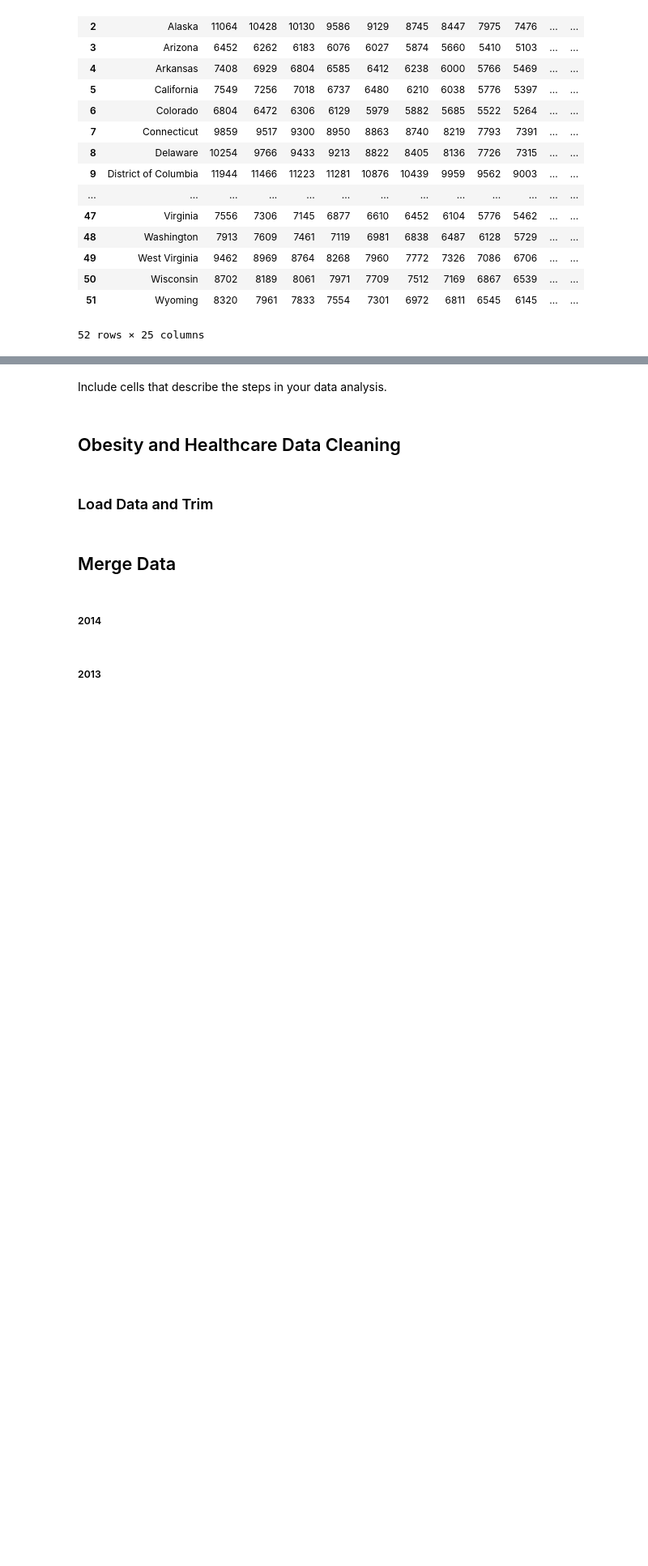
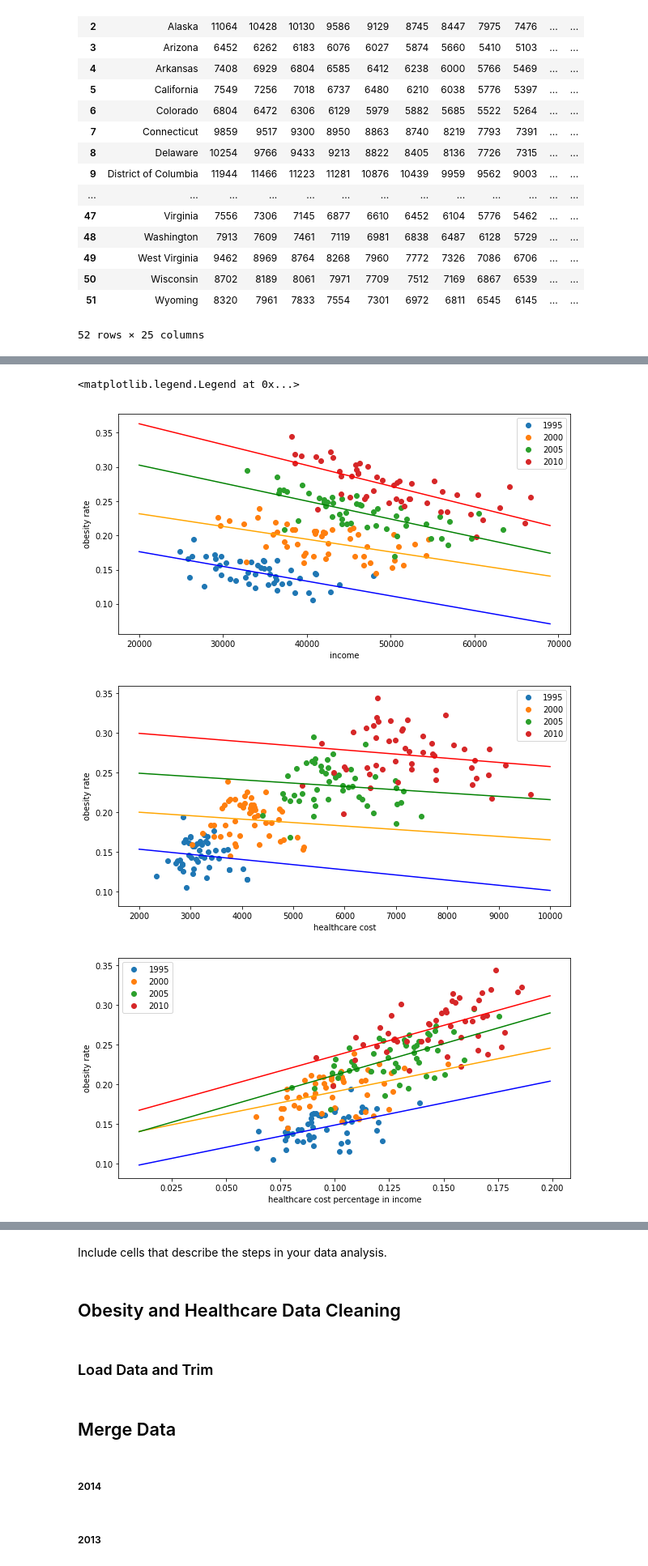
Before and after one commit to pcn006/Projects, a Jupyter notebook: FinalProject.ipynb, the cells around one changed output, grey strips where cells are left out. Shown at 81% size. Drawn from its saved outputs; the diff is of its cells as text; code cells hidden in the pictures; blank space fills up the shorter version.

```diff
--- a/FinalProject.ipynb
+++ b/FinalProject.ipynb
@@ -159,0 +168,76 @@ plt.scatter(data_2010['income'], data_2010['obesity'])
+# %%
+#
+#  There is a weak correlation between the obesity rate and the percentage of healthcare in income
+#
+##plot data
+plt.figure(figsize = [10, 5])
+plt.scatter(data_1995['income'], data_1995['obesity'], label = '1995')
+plt.scatter(data_2000['income'], data_2000['obesity'], label = '2000')
+plt.scatter(data_2005['income'], data_2005['obesity'], label = '2005')
+plt.scatter(data_2010['income'], data_2010['obesity'], label = '2010')
+##plot fitting
+line = np.arange(20000, 70000, 1000)
+a, b = np.polyfit(data_1995['income'], data_1995['obesity'], 1)
+plt.plot(line, line * a + b, '-b',)
+a, b = np.polyfit(data_2000['income'], data_2000['obesity'], 1)
+plt.plot(line, line * a + b, '-', color = 'orange')
+a, b = np.polyfit(data_2005['income'], data_2005['obesity'], 1)
+plt.plot(line, line * a + b, '-g',)
+a, b = np.polyfit(data_2010['income'], data_2010['obesity'], 1)
+plt.plot(line, line * a + b, '-r',)
+plt.legend()
+plt.xlabel('income')
+plt.ylabel('obesity rate')
+
+plt.figure(figsize = [10, 5])
+plt.scatter(data_1995['health_cost'], data_1995['obesity'], label = '1995')
+plt.scatter(data_2000['health_cost'], data_2000['obesity'], label = '2000')
+plt.scatter(data_2005['health_cost'], data_2005['obesity'], label = '2005')
+plt.scatter(data_2010['health_cost'], data_2010['obesity'], label = '2010')
+#plot fitting
+line = np.arange(2000, 11000, 1000)
+a, b = np.polyfit(data_1995['health_cost'], data_1995['obesity'], 1)
+plt.plot(line, line * a + b, '-b',)
+a, b = np.polyfit(data_2000['health_cost'], data_2000['obesity'], 1)
+plt.plot(line, line * a + b, '-', color = 'orange')
+a, b = np.polyfit(data_2005['health_cost'], data_2005['obesity'], 1)
+plt.plot(line, line * a + b, '-g',)
+a, b = np.polyfit(data_2010['health_cost'], data_2010['obesity'], 1)
+plt.plot(line, line * a + b, '-r',)
+plt.legend()
+plt.xlabel('healthcare cost')
+plt.ylabel('obesity rate')
+
+plt.figure(figsize = [10, 5])
+plt.scatter(data_1995['health/income'], data_1995['obesity'], label = '1995')
+plt.scatter(data_2000['health/income'], data_2000['obesity'], label = '2000')
+plt.scatter(data_2005['health/income'], data_2005['obesity'], label = '2005')
+plt.scatter(data_2010['health/income'], data_2010['obesity'], label = '2010')
+#plot fitting
+line = np.arange(0.01, 0.20, 0.001)
+a, b = np.polyfit(data_1995['health/income'], data_1995['obesity'], 1)
+plt.plot(line, line * a + b, '-b',)
+a, b = np.polyfit(data_2000['health/income'], data_2000['obesity'], 1)
+plt.plot(line, line * a + b, '-', color = 'orange')
+a, b = np.polyfit(data_2005['health/income'], data_2005['obesity'], 1)
+plt.plot(line, line * a + b, '-g',)
+a, b = np.polyfit(data_2010['health/income'], data_2010['obesity'], 1)
+plt.plot(line, line * a + b, '-r',)
+plt.legend()
+plt.xlabel('healthcare cost percentage in income')
+plt.ylabel('obesity rate')
+fig = plt.figure(figsize= [10*1.618, 10])
+ax = plt.axes(projection='3d')
+ax.scatter3D(np.log(data_1995['health/income']), data_1995['income'], data_1995['obesity'], label = "1995")
+ax.scatter3D(np.log(data_2000['health/income']), data_2000['income'], data_2000['obesity'], label = "2000")
+ax.scatter3D(np.log(data_2005['health/income']), data_2005['income'], data_2005['obesity'], label = "2005")
+ax.scatter3D(np.log(data_2010['health/income']), data_2010['income'], data_2010['obesity'], label = "2010")
+ax.set_xlabel('percentage of health cost in income', fontsize = 14)
+ax.set_ylabel('income ($)', fontsize = 14)
+ax.set_zlabel('obesity rate', fontsize = 14);
+ax.legend(fontsize = 14)
+# %% [output]
+<matplotlib.legend.Legend at 0x...>
+[figure, added]
+[figure, added]
+[figure, added]
```
Also changed, not shown: parts of 5 cells of this notebook, 1 other file.
